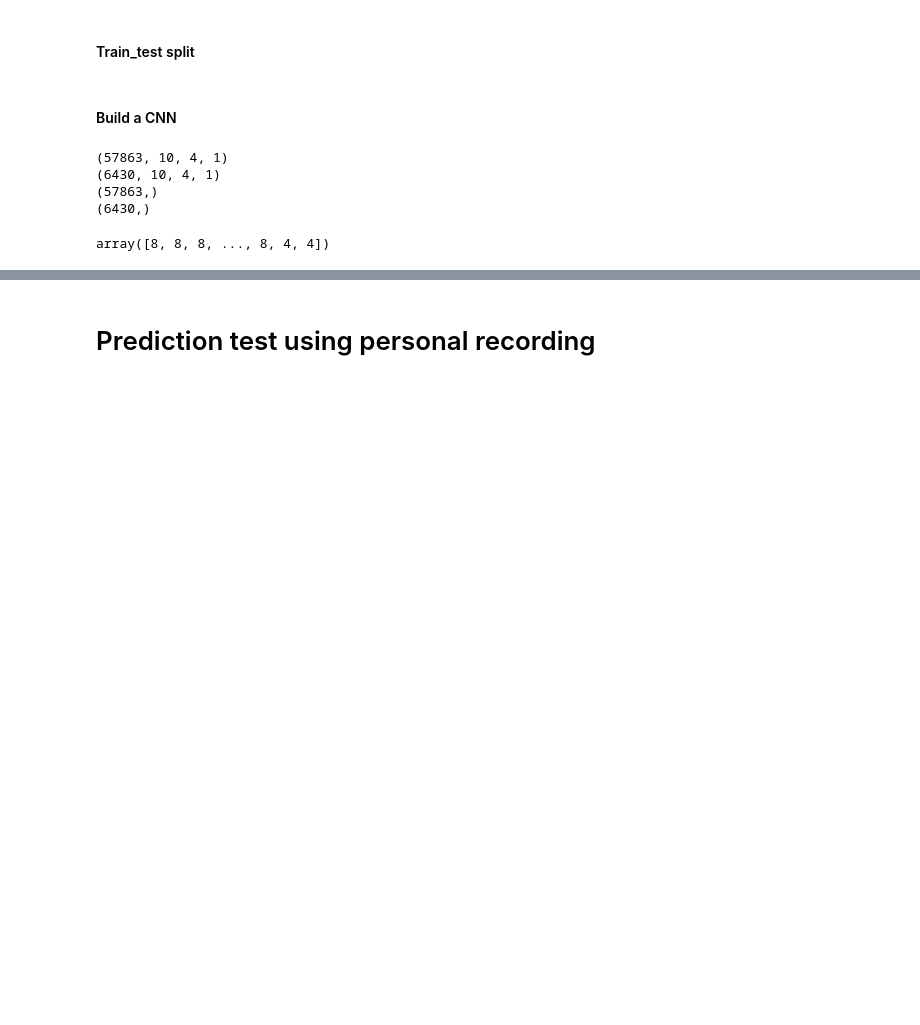
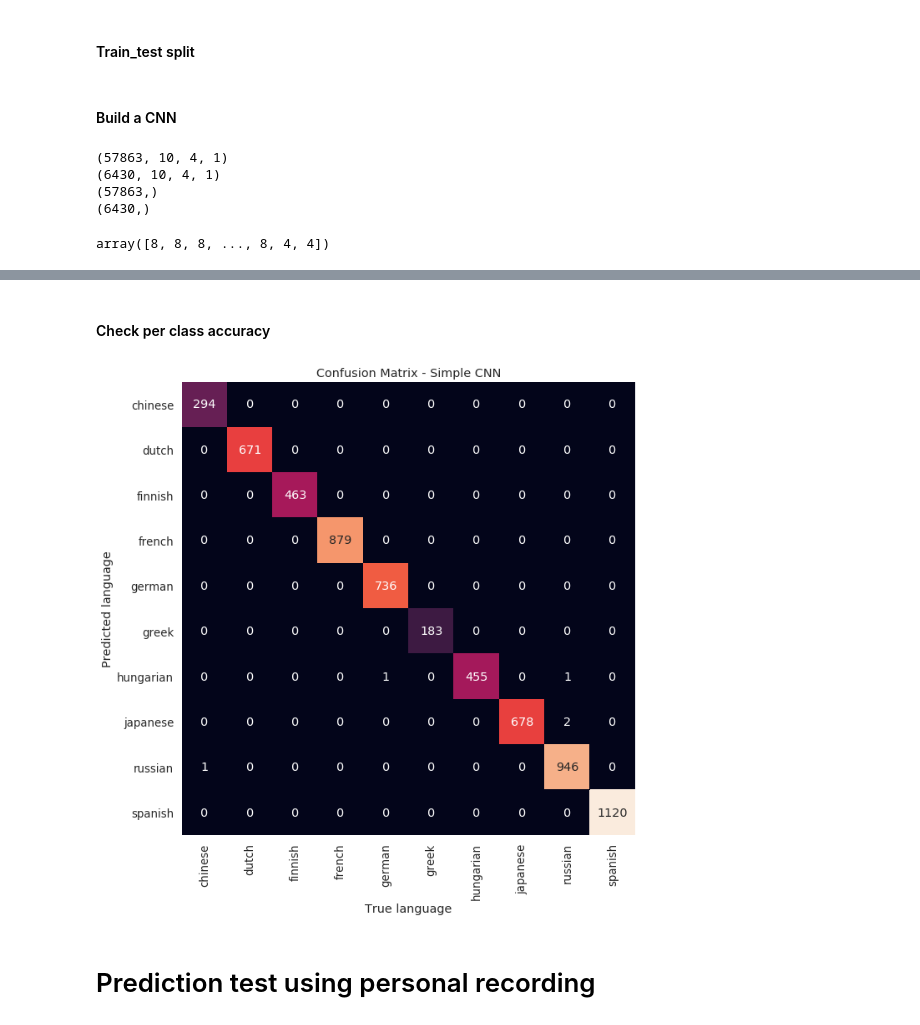
Before and after one commit to tchleung/lost_in_translation, a Jupyter notebook: nb/04_tensorflow_model.ipynb, the cells around one changed output, grey strips where cells are left out. Drawn from its saved outputs; the diff is of its cells as text; code cells hidden in the pictures; blank space fills up the shorter version.

```diff
--- a/nb/04_tensorflow_model.ipynb
+++ b/nb/04_tensorflow_model.ipynb
@@ -126,3 +125,21 @@ INFO:tensorflow:Assets written to: ../saved_model/20200602/assets
+# %% [markdown]
+#### Check per class accuracy
+# %%
+y_pred = np.argmax(model.predict(X_test),axis=1)
+mat = confusion_matrix(y_test, y_pred)
+
+fig, axs = plt.subplots(figsize=(10,10))
+sns.heatmap(
+    mat.T, square=True, annot=True, fmt='d', cbar=False,
+    xticklabels=labels,
+    yticklabels=labels,
+    ax = axs)
+sns.set(font_scale=1.2)
+axs.set_title('Confusion Matrix - Simple CNN')
+axs.set_xlabel('True language')
+axs.set_ylabel('Predicted language');
+# %% [output]
+[figure, added]
 # %% [markdown]
 # Prediction test using personal recording
 # %%
```
Also changed, not shown: parts of 4 cells of this notebook.
